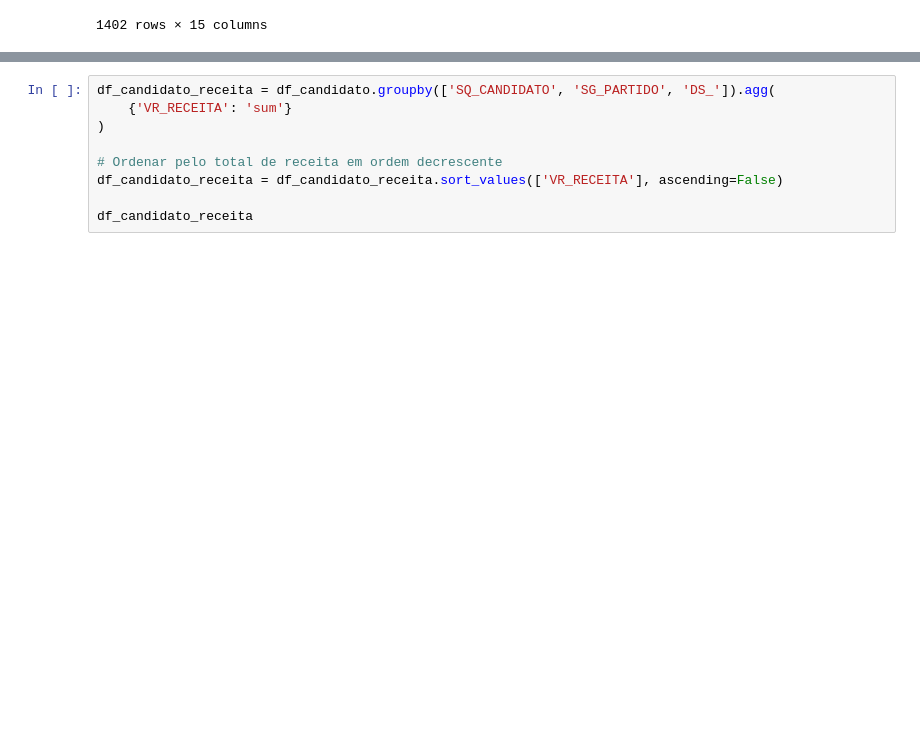
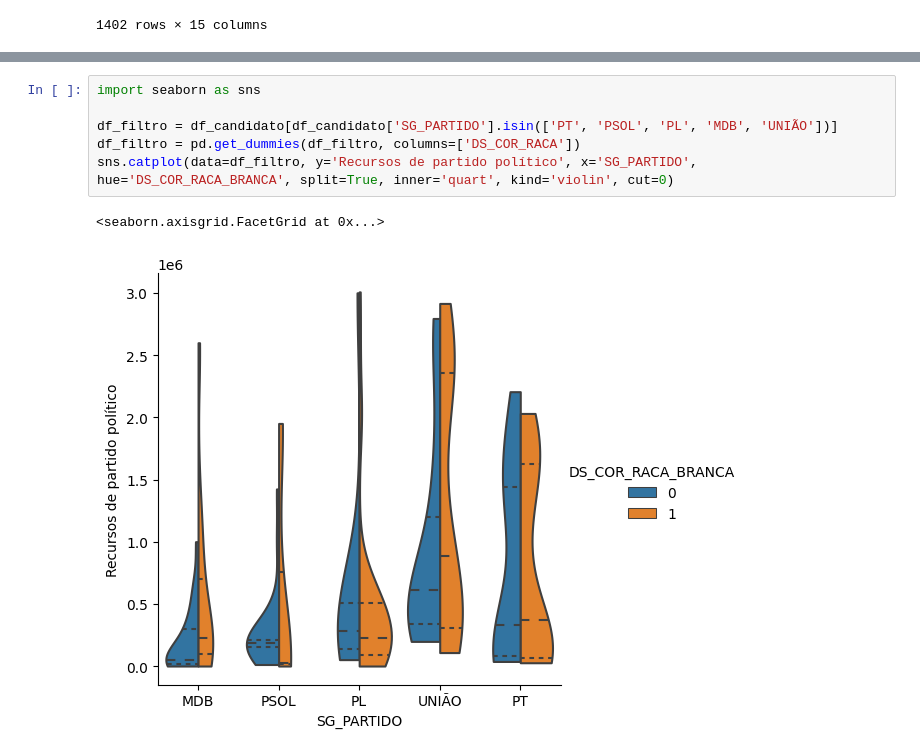
Before and after one commit to tecMTST/tutorial-de-dados, a Jupyter notebook: 05_financiamento-eleitoral/04_perfil_dos financiamento.ipynb, the cells around one changed output, grey strips where cells are left out. Saved outputs shown, nothing was run; the diff lists cells and outputs as text; blank space fills up the shorter version.

```diff
--- a/05_financiamento-eleitoral/04_perfil_dos financiamento.ipynb
+++ b/05_financiamento-eleitoral/04_perfil_dos financiamento.ipynb
@@ -42,9 +52,9 @@ ValueError: There must be exactly two hue levels to use `split`.'
-# %%
-df_candidato_receita = df_candidato.groupby(['SQ_CANDIDATO', 'SG_PARTIDO', 'DS_']).agg(
-    {'VR_RECEITA': 'sum'}
-)
-
-# Ordenar pelo total de receita em ordem decrescente
-df_candidato_receita = df_candidato_receita.sort_values(['VR_RECEITA'], ascending=False)
-
-df_candidato_receita
+# %%
+import seaborn as sns
+
+df_filtro = df_candidato[df_candidato['SG_PARTIDO'].isin(['PT', 'PSOL', 'PL', 'MDB', 'UNIÃO'])]
+df_filtro = pd.get_dummies(df_filtro, columns=['DS_COR_RACA'])
+sns.catplot(data=df_filtro, y='Recursos de partido político', x='SG_PARTIDO', hue='DS_COR_RACA_BRANCA', split=True, inner='quart', kind='violin', cut=0)
+# %% [output]
+<seaborn.axisgrid.FacetGrid at 0x...>
+[figure, added]
```
Also changed, not shown: parts of 5 cells of this notebook.
